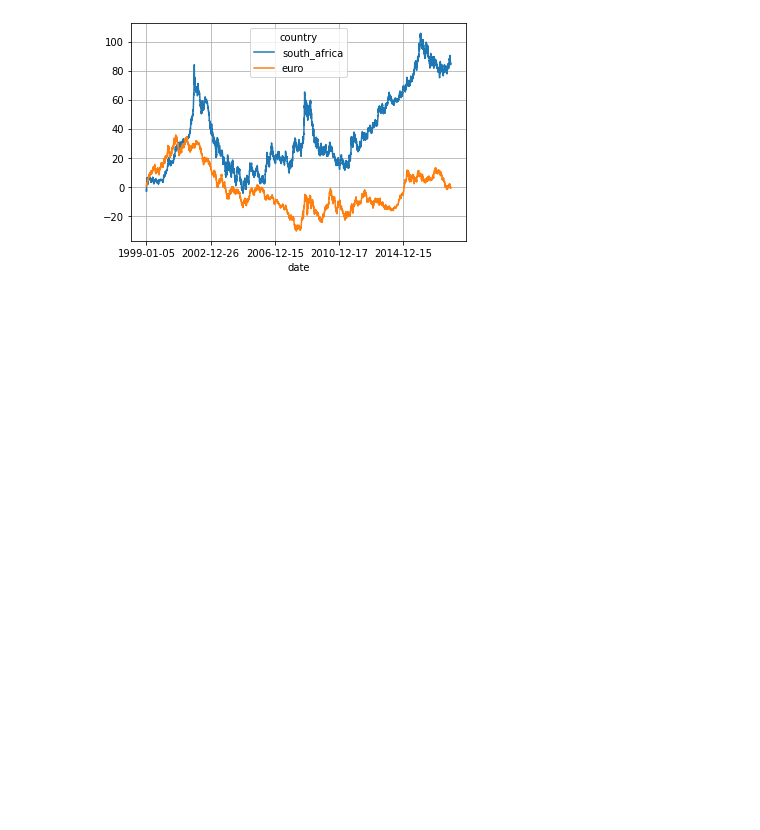
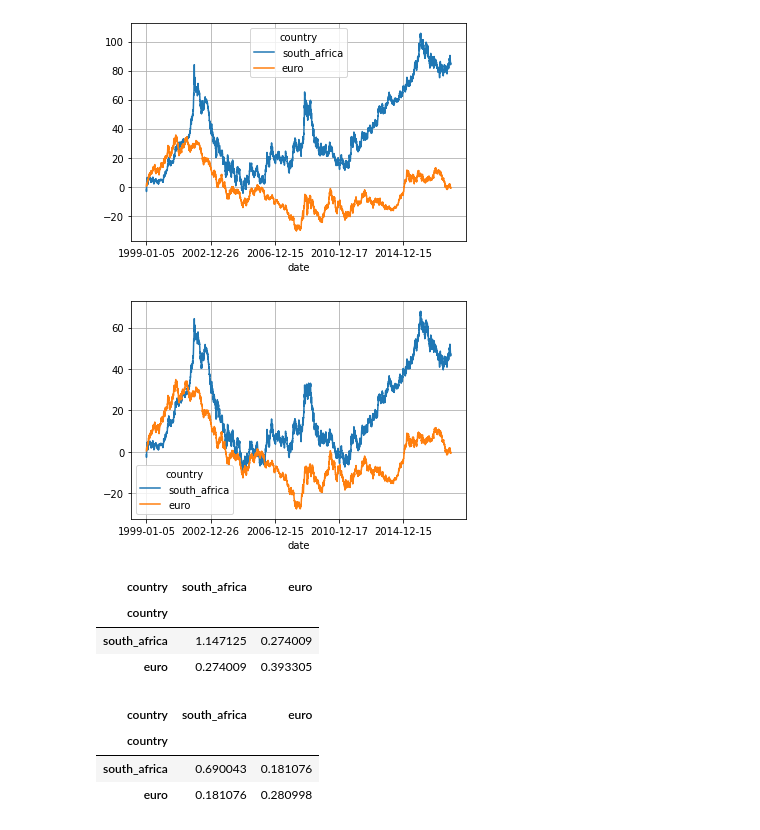
Before and after one commit to gmgeorg/torchlambertw, a Jupyter notebook: notebooks/demo-gaussianize.ipynb, the cells around one changed output. Saved outputs shown, nothing was run; the diff lists cells and outputs as text; code cells hidden in the pictures; blank space fills up the shorter version.

```diff
--- a/notebooks/demo-gaussianize.ipynb
+++ b/notebooks/demo-gaussianize.ipynb
@@ -229,3 +229,22 @@ df_ret[selected].cumsum().plot()
 plt.grid()
 # %% [output]
 [figure]
+# %%
+df_ret_gauss[selected].cumsum().plot()
+plt.grid()
+# %% [output]
+[figure, added]
+# %%
+df_ret[selected].cov()
+# %% [output]
+| country | south_africa | euro |
+| country |  |  |
+| south_africa | 1.147125 | 0.274009 |
+| euro | 0.274009 | 0.393305 |
+# %%
+df_ret_gauss[selected].cov()
+# %% [output]
+| country | south_africa | euro |
+| country |  |  |
+| south_africa | 0.690043 | 0.181076 |
+| euro | 0.181076 | 0.280998 |
```
Also changed, not shown: parts of 3 cells of this notebook.
